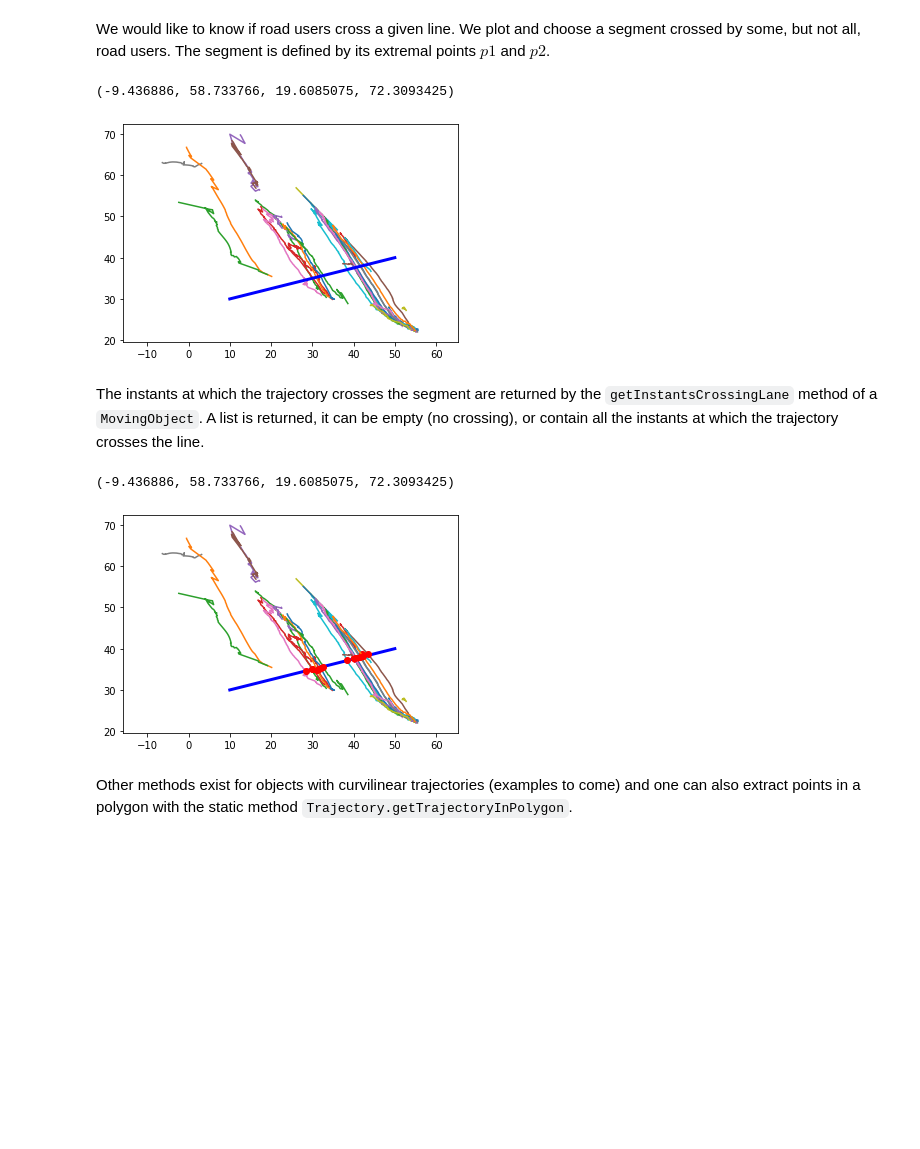
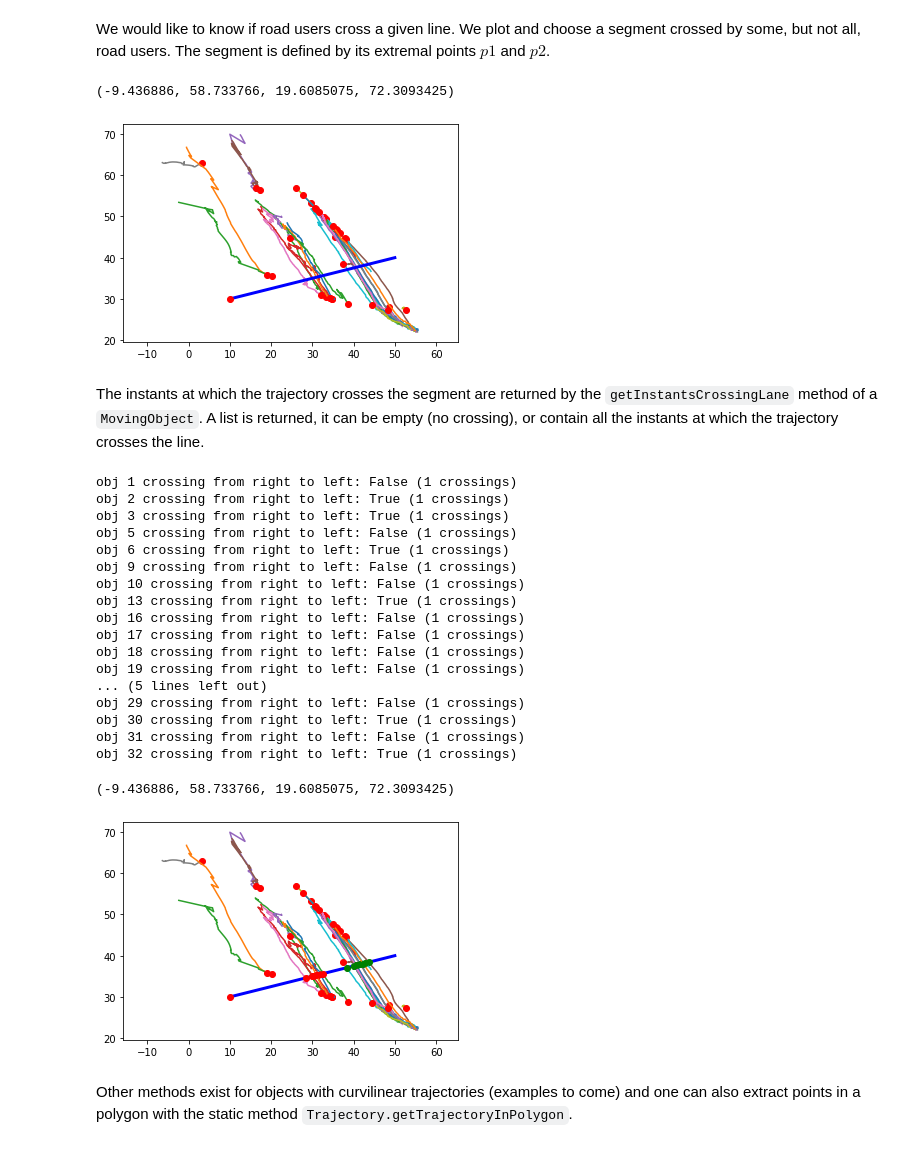
Before and after one commit to cvalentin8p/trafficintelligence, a Jupyter notebook: docs/detecting-line-polygon-crossing.ipynb, the cells around one changed output. Saved outputs shown, nothing was run; the diff lists cells and outputs as text; code cells hidden in the pictures; blank space fills up the shorter version.

Commit message:
updated documentation about line crossing

```diff
--- a/docs/detecting-line-polygon-crossing.ipynb
+++ b/docs/detecting-line-polygon-crossing.ipynb
@@ -10,30 +10,51 @@ objects = storage.loadTrajectoriesFromSqlite('../data/12-laurier/laurier.sqlite'
 We would like to know if road users cross a given line. We plot and choose a segment crossed by some, but not all, road users. The segment is defined by its extremal points $p1$ and $p2$.
 # %%
 for o in objects:
-    o.plot()
-p1=moving.Point(10,30)
+    o.plot(withOrigin=True)
+p1 = moving.Point(10,30)
 p2 = moving.Point(50,40)
-plt.plot([p1.x, p2.x],[p1.y, p2.y],'b', linewidth=3)
+moving.Point.plotSegment(p1, p2, 'b', withOrigin=True, linewidth=3)
 plt.axis('equal')
 #o = objects[0]
 #moving.Trajectory.getIntersections?
 # %% [output]
 (-9.436886, 58.733766, 19.6085075, 72.3093425)
-[figure, old version]
+[figure, new version]
 # %% [markdown]
 The instants at which the trajectory crosses the segment are returned by the `getInstantsCrossingLane` method of a `MovingObject`. A list is returned, it can be empty (no crossing), or contain all the instants at which the trajectory crosses the line.
 # %%
-plt.plot([p1.x, p2.x],[p1.y, p2.y],'b', linewidth=3)
+moving.Point.plotSegment(p1, p2, 'b', withOrigin=True, linewidth=3)
 for o in objects:
-    o.plot()
-    instants = o.getInstantsCrossingLane(p1, p2)
+    o.plot(withOrigin=True)
+    instants, intersections, rightToLeftOrientations = o.getInstantsCrossingLine(p1, p2, True)
     if len(instants) > 0:
-        #print(np.floor(instants[0]))
-        p = o.getPositionAtInstant(int(np.floor(instants[0])))
-        plt.plot([p.x],[p.y], 'or')
+        #p = o.getPositionAtInstant(int(np.floor(instants[0]))) # closest position in the trajectory
+        if rightToLeftOrientations[0]:
+            intersections[0].plot('or')
+        else:
+            intersections[0].plot('og')
+        print('obj {} crossing from right to left: {} ({} crossings)'
+              .format(o.getNum(), rightToLeftOrientations[0], len(instants)))
 plt.axis('equal')
 # %% [output]
-(-9.436886, 58.733766, 19.6085075, 72.3093425)
+obj 1 crossing from right to left: False (1 crossings)
+obj 2 crossing from right to left: True (1 crossings)
+obj 3 crossing from right to left: True (1 crossings)
+obj 5 crossing from right to left: False (1 crossings)
+obj 6 crossing from right to left: True (1 crossings)
+obj 9 crossing from right to left: False (1 crossings)
+obj 10 crossing from right to left: False (1 crossings)
+obj 13 crossing from right to left: True (1 crossings)
+obj 16 crossing from right to left: False (1 crossings)
+obj 17 crossing from right to left: False (1 crossings)
+obj 18 crossing from right to left: False (1 crossings)
+obj 19 crossing from right to left: False (1 crossings)
+... (5 lines left out)
+obj 29 crossing from right to left: False (1 crossings)
+obj 30 crossing from right to left: True (1 crossings)
+obj 31 crossing from right to left: False (1 crossings)
+obj 32 crossing from right to left: True (1 crossings)
+(-9.436886, 58.733766, 19.6085075, 72.3093425)
-[figure, old version]
+[figure, new version]
 # %% [markdown]
 Other methods exist for objects with curvilinear trajectories (examples to come) and one can also extract points in a polygon with the static method `Trajectory.getTrajectoryInPolygon`.
```
Also changed, not shown: 1 other file.
